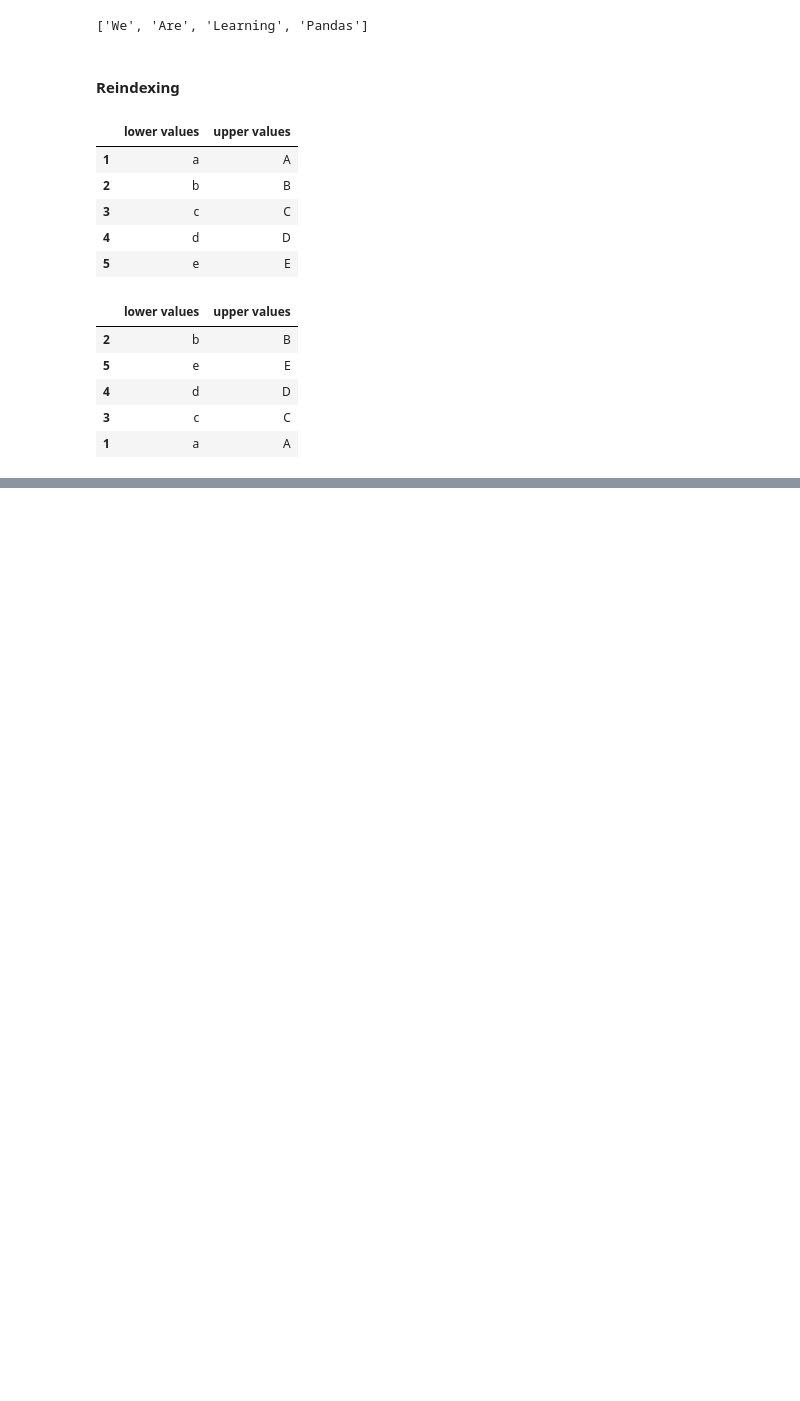
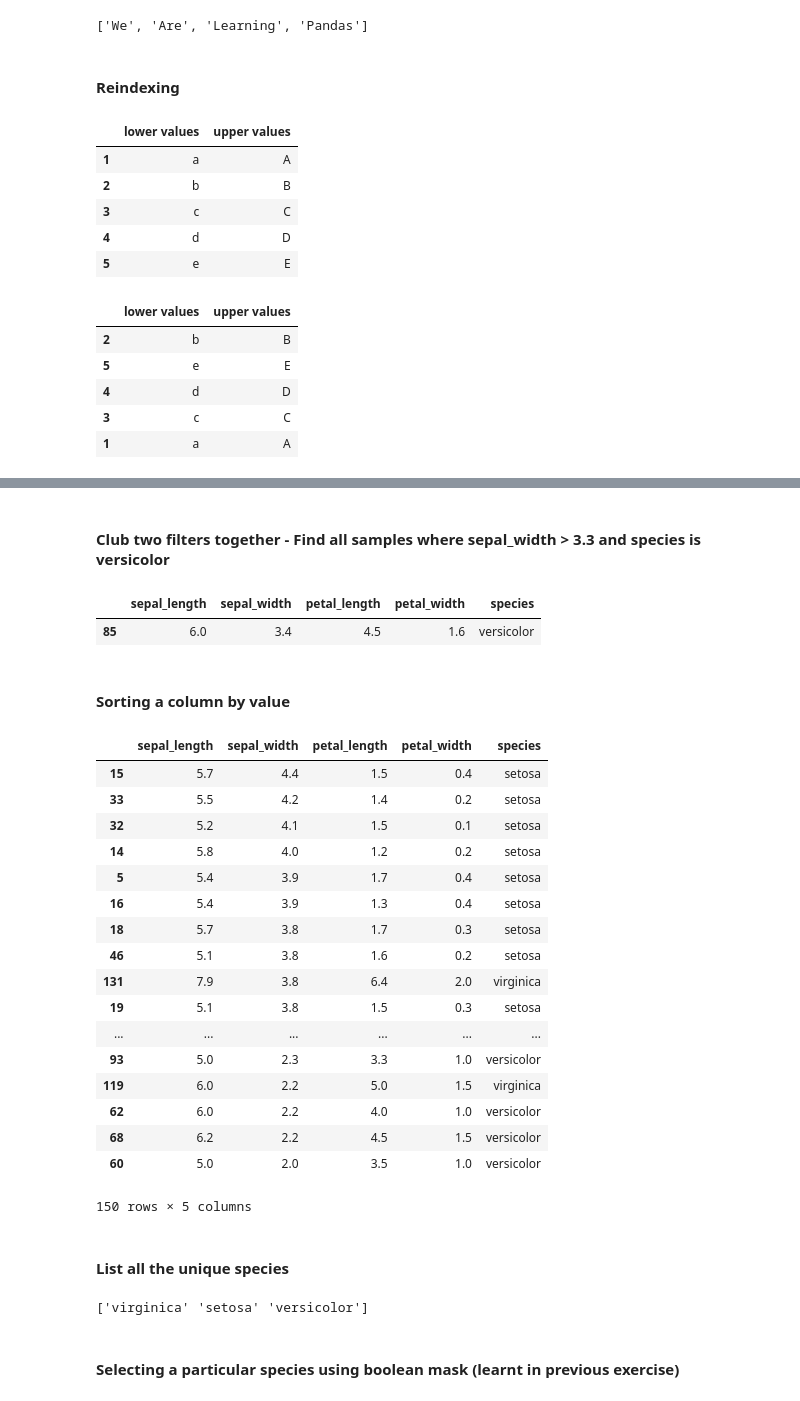
Before and after one commit to MLCCKolkata/Assignment-3, a Jupyter notebook: arnavdas88.ipynb, the cells around one changed output, grey strips where cells are left out. Drawn from its saved outputs; the diff is of its cells as text; code cells hidden in the pictures; blank space fills up the shorter version.

```diff
--- a/arnavdas88.ipynb
+++ b/arnavdas88.ipynb
@@ -221,0 +359,41 @@ df1.reindex(index = new_index)
+# %% [markdown]
+#### Club two filters together - Find all samples where sepal_width > 3.3 and species is versicolor
+# %%
+iris_df[(iris_df['sepal_width']>3.3) & (iris_df['species'] == 'versicolor')]
+# %% [output]
+|  | sepal_length | sepal_width | petal_length | petal_width | species |
+| 85 | 6.0 | 3.4 | 4.5 | 1.6 | versicolor |
+# %% [markdown]
+#### Sorting a column by value
+# %%
+iris_df.sort_values(by='sepal_width', ascending = False)
+#pass ascending = False for descending order
+# %% [output]
+|  | sepal_length | sepal_width | petal_length | petal_width | species |
+| 15 | 5.7 | 4.4 | 1.5 | 0.4 | setosa |
+| 33 | 5.5 | 4.2 | 1.4 | 0.2 | setosa |
+| 32 | 5.2 | 4.1 | 1.5 | 0.1 | setosa |
+| 14 | 5.8 | 4.0 | 1.2 | 0.2 | setosa |
+| 5 | 5.4 | 3.9 | 1.7 | 0.4 | setosa |
+| 16 | 5.4 | 3.9 | 1.3 | 0.4 | setosa |
+| 18 | 5.7 | 3.8 | 1.7 | 0.3 | setosa |
+| 46 | 5.1 | 3.8 | 1.6 | 0.2 | setosa |
+| 131 | 7.9 | 3.8 | 6.4 | 2.0 | virginica |
+| 19 | 5.1 | 3.8 | 1.5 | 0.3 | setosa |
+| ... | ... | ... | ... | ... | ... |
+| 93 | 5.0 | 2.3 | 3.3 | 1.0 | versicolor |
+| 119 | 6.0 | 2.2 | 5.0 | 1.5 | virginica |
+| 62 | 6.0 | 2.2 | 4.0 | 1.0 | versicolor |
+| 68 | 6.2 | 2.2 | 4.5 | 1.5 | versicolor |
+| 60 | 5.0 | 2.0 | 3.5 | 1.0 | versicolor |
+150 rows × 5 columns
+# %% [markdown]
+#### List all the unique species
+# %%
+species = iris_df['species'].unique()
+
+print(species)
+# %% [output]
+['virginica' 'setosa' 'versicolor']
+# %% [markdown]
+#### Selecting a particular species using boolean mask (learnt in previous exercise)
```
Also changed, not shown: parts of 28 cells of this notebook.
